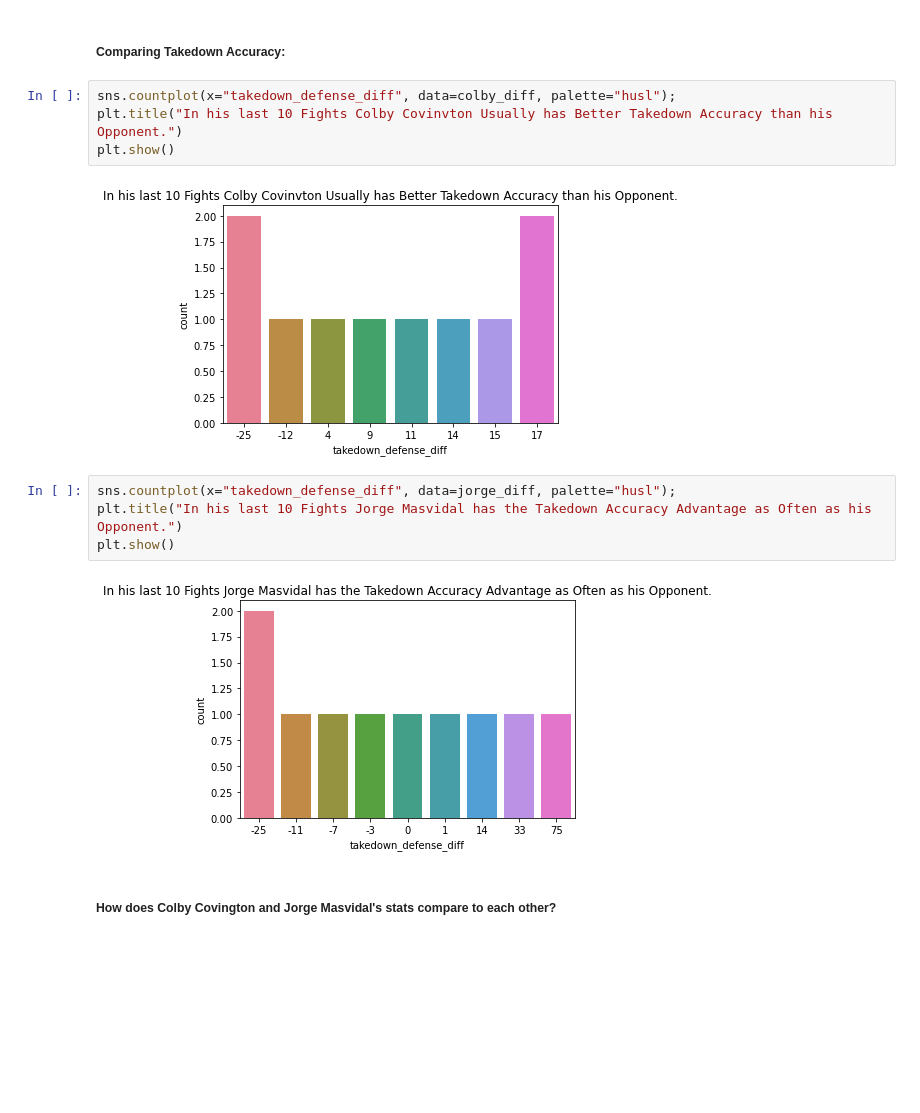
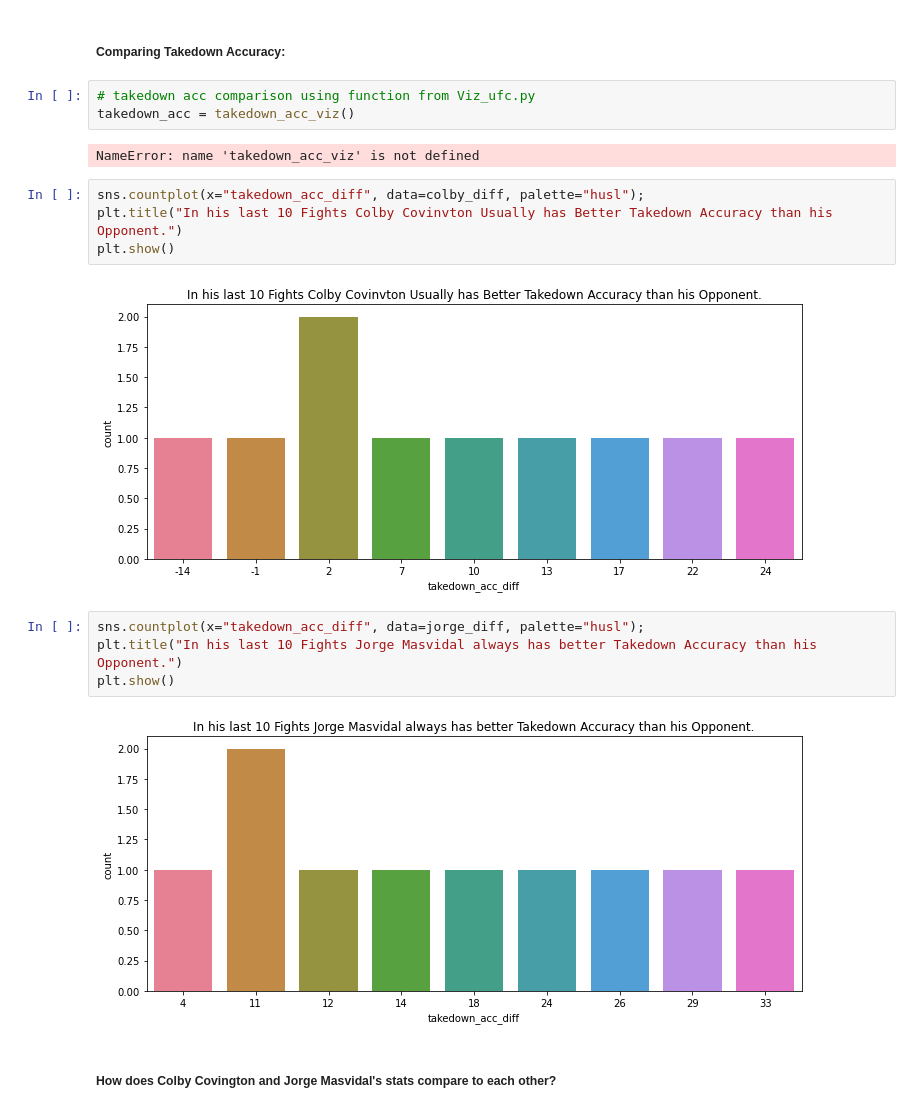
Before and after one commit to chloerwhitaker/UFC-Project, a Jupyter notebook: Refined_Final_Fight_Card_Predictor.ipynb, the cells around one changed output. Drawn from its saved outputs; the diff is of its cells as text; blank space fills up the shorter version.

Commit message:
add viz in functions

```diff
--- a/Refined_Final_Fight_Card_Predictor.ipynb
+++ b/Refined_Final_Fight_Card_Predictor.ipynb
@@ -401,17 +365,22 @@ plt.show()
 # %% [markdown]
 ##### Comparing Takedown Accuracy:
+# %%
+# takedown acc comparison using function from Viz_ufc.py
+takedown_acc = takedown_acc_viz()
+# %% [output]
+NameError: name 'takedown_acc_viz' is not defined
 # %%
-sns.countplot(x="takedown_defense_diff", data=colby_diff, palette="husl");
+sns.countplot(x="takedown_acc_diff", data=colby_diff, palette="husl");
 plt.title("In his last 10 Fights Colby Covinvton Usually has Better Takedown Accuracy than his Opponent.")
 plt.show()
 # %% [output]
-[figure, old version]
+[figure, new version]
 # %%
-sns.countplot(x="takedown_defense_diff", data=jorge_diff, palette="husl");
-plt.title("In his last 10 Fights Jorge Masvidal has the Takedown Accuracy Advantage as Often as his Opponent.")
+sns.countplot(x="takedown_acc_diff", data=jorge_diff, palette="husl");
+plt.title("In his last 10 Fights Jorge Masvidal always has better Takedown Accuracy than his Opponent.")
 plt.show()
 # %% [output]
-[figure, old version]
+[figure, new version]
 # %% [markdown]
 ##### How does Colby Covington and Jorge Masvidal's stats compare to each other?
 # %% [markdown]
```
Also changed, not shown: parts of 18 cells of this notebook.
